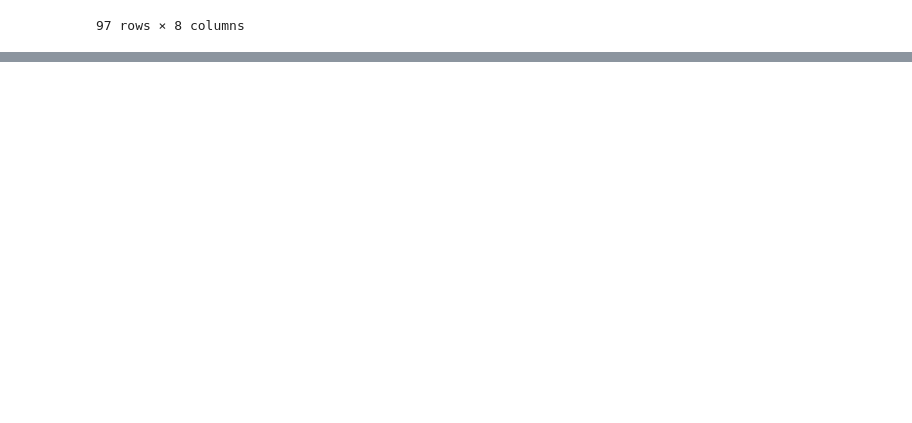
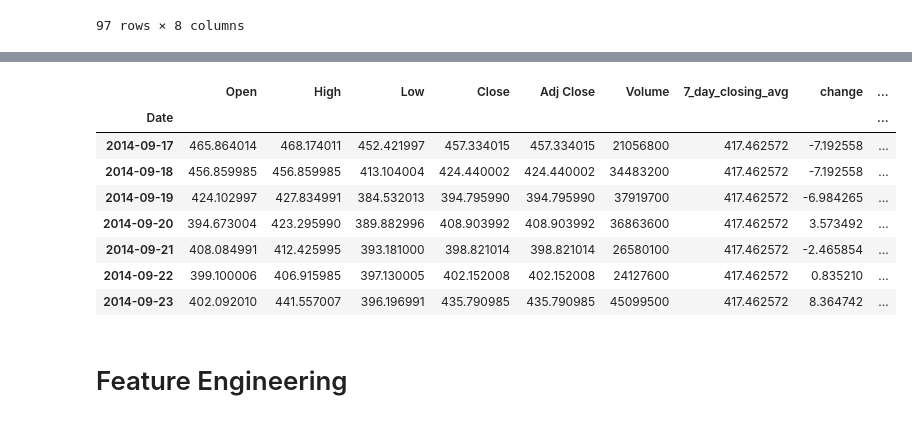
Before and after one commit to jinyongnan810/RNN-practices, a Jupyter notebook: time-series-forecasting-101/bitcoin_analysis.ipynb, the cells around one changed output, grey strips where cells are left out. Drawn from its saved outputs; the diff is of its cells as text; code cells hidden in the pictures; blank space fills up the shorter version.

```diff
--- a/time-series-forecasting-101/bitcoin_analysis.ipynb
+++ b/time-series-forecasting-101/bitcoin_analysis.ipynb
@@ -113,0 +116,7 @@ df[abs(df['change']) > 10]
+# %%
+# plot 2 graphs on the same plot
+df['7_day_rolling_volume'] = df['Volume'].rolling(window=7).mean()
+df['7_day_rolling_volume'].plot(title="7 Day Rolling Volume", figsize=(15, 7), legend=True)
+ax = df['7_day_closing_avg'].plot(legend=True, secondary_y=True)
+ax.set_ylabel('7 Day Closing Average')
+plt.show()
@@ -113,0 +149,14 @@ df[abs(df['change']) > 10]
+# %%
+# Fill missing values
+
+# Fill with next observations(backward fill)
+# df['7_day_closing_avg'].fillna(method='bfill', inplace=True)
+df['7_day_closing_avg'].bfill(inplace=True)
+# df['7_day_closing_avg'].head()
+
+# Fill with Interpolate Values(needs both sides to exist)
+# df['7_day_rolling_volume'].interpolate(method='linear',inplace=True)
+# df['7_day_rolling_volume'].head()
+df.bfill(inplace=True)
+
+df.isnull().sum()
@@ -113,0 +174,20 @@ df[abs(df['change']) > 10]
+# %%
+df['year'] = df.index.year
+df['month'] = df.index.month
+df['day'] = df.index.day
+df['day_of_week'] = df.index.dayofweek
+df['weekday'] = df.index.day_name()
+df['is_weekend'] = df['day_of_week'].isin([5, 6])
+df.head(7)
+# %% [output]
+|  | Open | High | Low | Close | Adj Close | Volume | 7_day_closing_avg | change | ... |
+| Date |  |  |  |  |  |  |  |  | ... |
+| 2014-09-17 | 465.864014 | 468.174011 | 452.421997 | 457.334015 | 457.334015 | 21056800 | 417.462572 | -7.192558 | ... |
+| 2014-09-18 | 456.859985 | 456.859985 | 413.104004 | 424.440002 | 424.440002 | 34483200 | 417.462572 | -7.192558 | ... |
+| 2014-09-19 | 424.102997 | 427.834991 | 384.532013 | 394.795990 | 394.795990 | 37919700 | 417.462572 | -6.984265 | ... |
+| 2014-09-20 | 394.673004 | 423.295990 | 389.882996 | 408.903992 | 408.903992 | 36863600 | 417.462572 | 3.573492 | ... |
+| 2014-09-21 | 408.084991 | 412.425995 | 393.181000 | 398.821014 | 398.821014 | 26580100 | 417.462572 | -2.465854 | ... |
+| 2014-09-22 | 399.100006 | 406.915985 | 397.130005 | 402.152008 | 402.152008 | 24127600 | 417.462572 | 0.835210 | ... |
+| 2014-09-23 | 402.092010 | 441.557007 | 396.196991 | 435.790985 | 435.790985 | 45099500 | 417.462572 | 8.364742 | ... |
+# %% [markdown]
+# Feature Engineering
```
Also changed, not shown: parts of 7 cells of this notebook, 1 other file.
